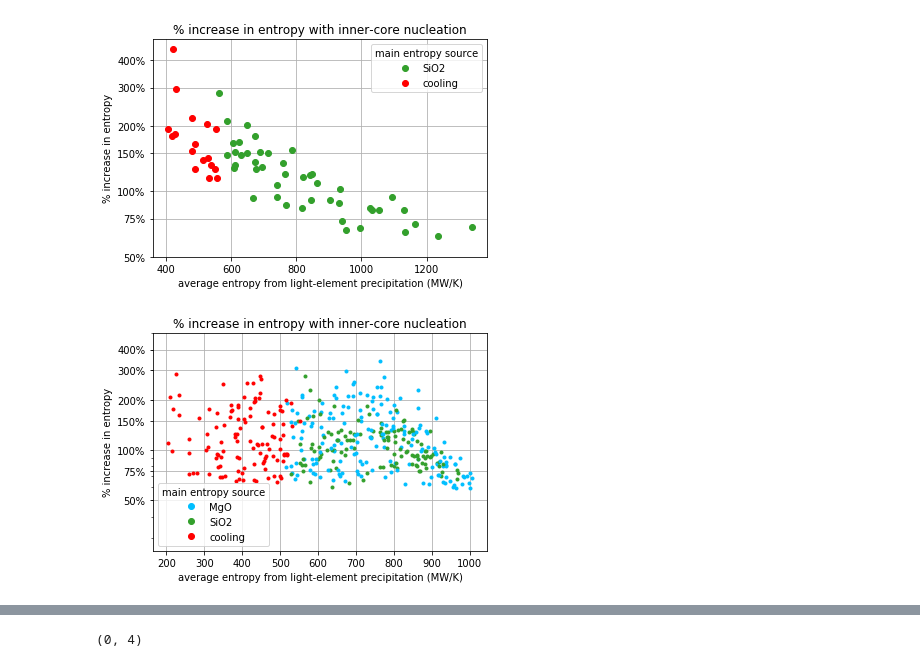
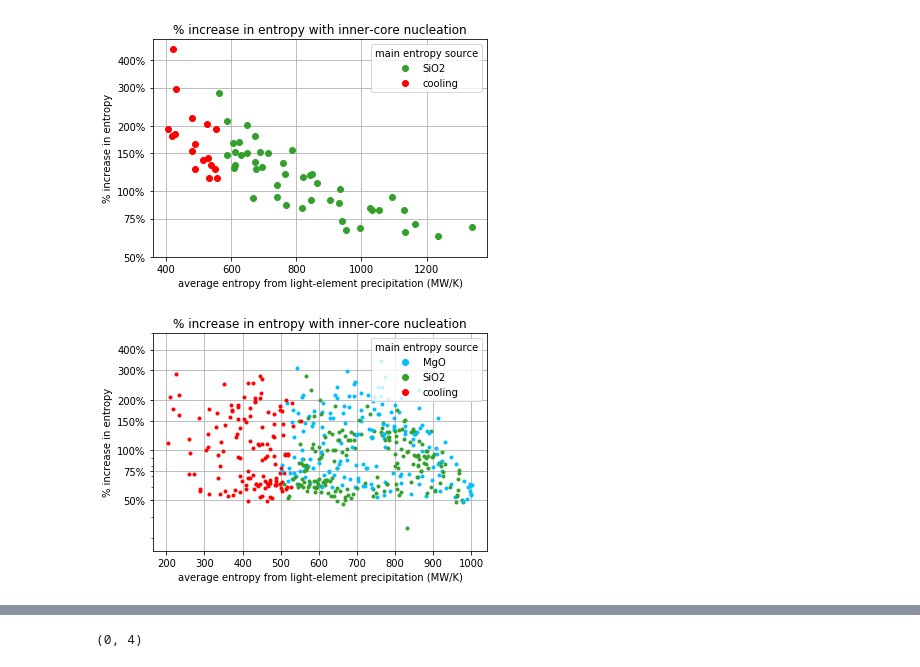
Before and after one commit to nknezek/MgSi-Exsolution, a Jupyter notebook: run explore space.ipynb, the cells around one changed output, grey strips where cells are left out. Drawn from its saved outputs; the diff is of its cells as text; code cells hidden in the pictures.

```diff
--- a/run explore space.ipynb
+++ b/run explore space.ipynb
@@ -194,5 +194,5 @@ True
 # %%
-x0 = [10,1,1,1]
+x0 = [1,1,1,1]
 r_i = compute_one_run(x0,0)
 r_i/1e3
 # %% [output]
@@ -702,3 +703,20 @@ dill.dump(df10,open('dataframe_r10_allcomputed_Fischer.m','wb'))
 # %%
 import matplotlib.path as mplPath
 import matplotlib.patches as patches
+# %%
+cnames = ['FeO','MgO','SiO2','cooling']
+
+def get_color(cname):
+    cnames = ['FeO','MgO','SiO2','cooling']
+    coolcolor = (1,0,0,1)
+    scolor = (0.2, 0.6274509803921569, 0.17254901960784313,1)
+    fcolor  = (0.7294117647058823, 0.3333333333333333, 0.8274509803921568,1)
+    mcolor = (0.0, 0.7490196078431373, 1.0,1)
+    colors = [fcolor,mcolor,scolor, coolcolor]
+    return colors[cnames.index(cname)]
+
+def maxE_color(df, cvar='maxE'):
+    cvals = df[cvar].fillna('FeO')
+    colors = np.array([get_color(v) for v in cvals])
+    colors[df[cvar].isnull()] = (1,1,1,0)
+    return colors
@@ -949,30 +996,42 @@ plt.savefig('entropy_vs_ic_Fischer_noMg.pdf')
 # %% [output]
 [figure]
 # %%
-df = df10[df10['wt_Mg_0']<2]
+df = df10[df10['wt_Mg_0']<=2]
 df = df[df['wt_O_0']<12]
 df = df[df['wt_Si_0']<10]
 for i,row in df.iterrows():
     df.loc[i,'in_BadroSeismicPresent'] = BadroSeismicOSiPath.contains_point((row['wt_O_p'],row['wt_Si_p']))
     df.loc[i,'in_FischerOxidizedInitial'] = FischerOxidizedPath.contains_point((row['wt_O_0'],row['wt_Si_0']))
+    df.loc[i,'in_FischerReferenceInitial'] = FischerReferencePath.contains_point((row['wt_O_0'],row['wt_Si_0']))
+    df.loc[i,'in_FischerReducedInitial'] = FischerReducedPath.contains_point((row['wt_O_0'],row['wt_Si_0']))
+    df.loc[i,'in_SiebertOSiPath'] = SiebertOSiPath.contains_point((row['wt_O_0'],row['wt_Si_0']))
 
-df = df[df['in_BadroSeismicPresent']==True]
+# df = df[df['in_BadroSeismicPresent']==True]
+# df = df[df['in_FischerOxidizedInitial']==True]
+# df = df[df['in_FischerReferenceInitial']==True]
+# df = df[df['in_FischerReducedInitial']==True]
+
+# df = df[(df['in_FischerReferenceInitial']==True) | (df['in_BadroSeismicPresent']==True)]
+# df = df[(df['in_FischerReferenceInitial']==True) | (df['in_BadroSeismicPresent']==True)| (df['in_SiebertOSiPath']==True)]
+df = df[(df['in_FischerReferenceInitial']==True) | ((df['in_BadroSeismicPresent']==True) & (df['wt_O_p']>=2.))| (df['in_SiebertOSiPath']==True)]
+
+# df = df[df['in_BadroSeismicPresent']==True]
 lpatchs = [ plt.plot([],[], marker='o', ls="", mec=None, color=get_color(cnames[i]),
             label="{:s}".format(cnames[i]) )[0]  for i in range(len(cnames)) ]
 colors = maxE_color(df)
 for x,y,c in zip(df['E_ex_t'],df['dE_ic'],colors):
     plt.semilogy(x,y*100,'.',color=c,alpha=1)
 plt.xlabel('average entropy from light-element precipitation (MW/K)')
 plt.ylabel('% increase in entropy')
 plt.title('% increase in entropy with inner-core nucleation')
 yticks = [50,75,100,150,200, 300,400]
 plt.yticks(yticks,['{:.0f}%'.format(x) for x in yticks])
 plt.grid()
 plt.ylim(25,500)
 
 plt.legend(handles=lpatchs[1:], title='main entropy source',)
 plt.savefig('entropy_vs_ic_Fischer_SeismicConstraint.pdf')
 # plt.ylim(0,4)
 # plt.xlim(0,1500)
 # %% [output]
-[figure, old version]
+[figure, new version]
```
Also changed, not shown: parts of 19 cells of this notebook, 25 other files.
